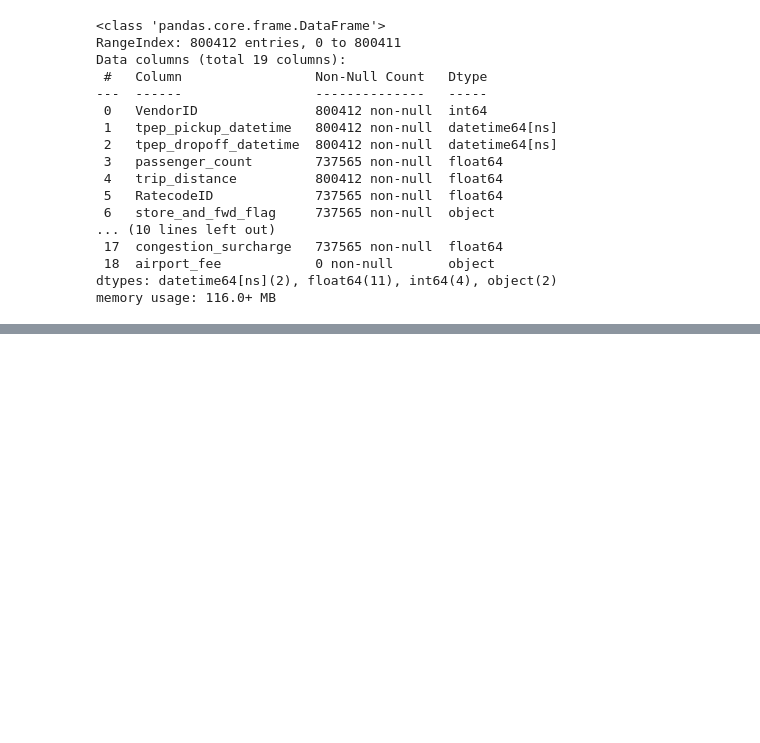
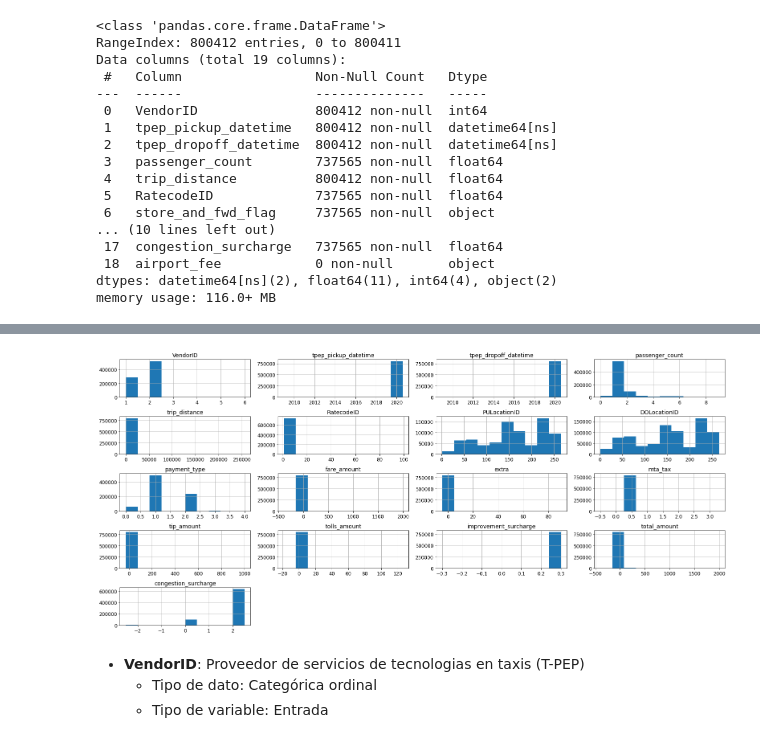
Before and after one commit to santiagobiobot/uba-ia-add-tpfinal, a Jupyter notebook: TP-final-AdDAI.ipynb, the cells around one changed output, grey strips where cells are left out. Drawn from its saved outputs; the diff is of its cells as text; code cells hidden in the pictures; blank space fills up the shorter version.

```diff
--- a/TP-final-AdDAI.ipynb
+++ b/TP-final-AdDAI.ipynb
@@ -244,0 +117,28 @@ plt.show()
+# %%
+# funcion para plotear las distribuciones de los atributos
+def display_dataset_distributions(dataset):
+    fig = dataset.hist(xlabelsize=12, ylabelsize=12,figsize=(22,10))
+    [x.title.set_size(14) for x in fig.ravel()]
+    plt.tight_layout()
+    plt.show()
+
+# funcion para imprimir nulos
+def print_null_info(col):
+    print(f'Cantidad de nulos: {col.isnull().sum()}')
+
+# funcion para imprimir datos de v. categoricas
+def print_categorical(col):
+    print(f'Ordinalidad: {col.unique()}')
+    print_null_info(col)
+    print('Ocurrencias:')
+    print(col.value_counts().sort_values())
+# %%
+#imprimo distribuciones
+display_dataset_distributions(df)
+# %% [output]
+[figure, added]
+# %% [markdown]
+
+- **VendorID**: Proveedor de servicios de tecnologias en taxis (T-PEP)
+    - Tipo de dato: Categórica ordinal
+    - Tipo de variable: Entrada
```
Also changed, not shown: parts of 43 cells of this notebook.
